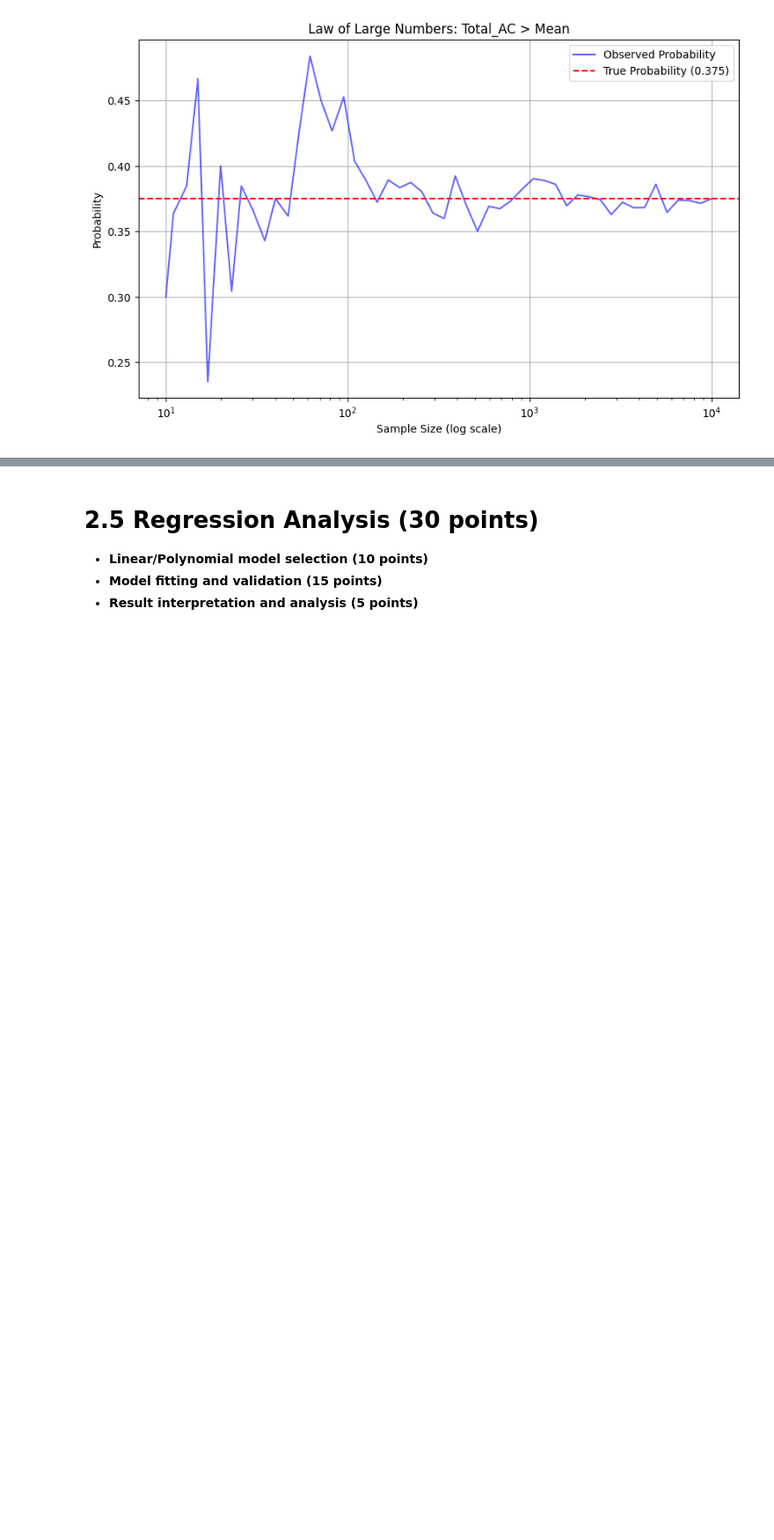
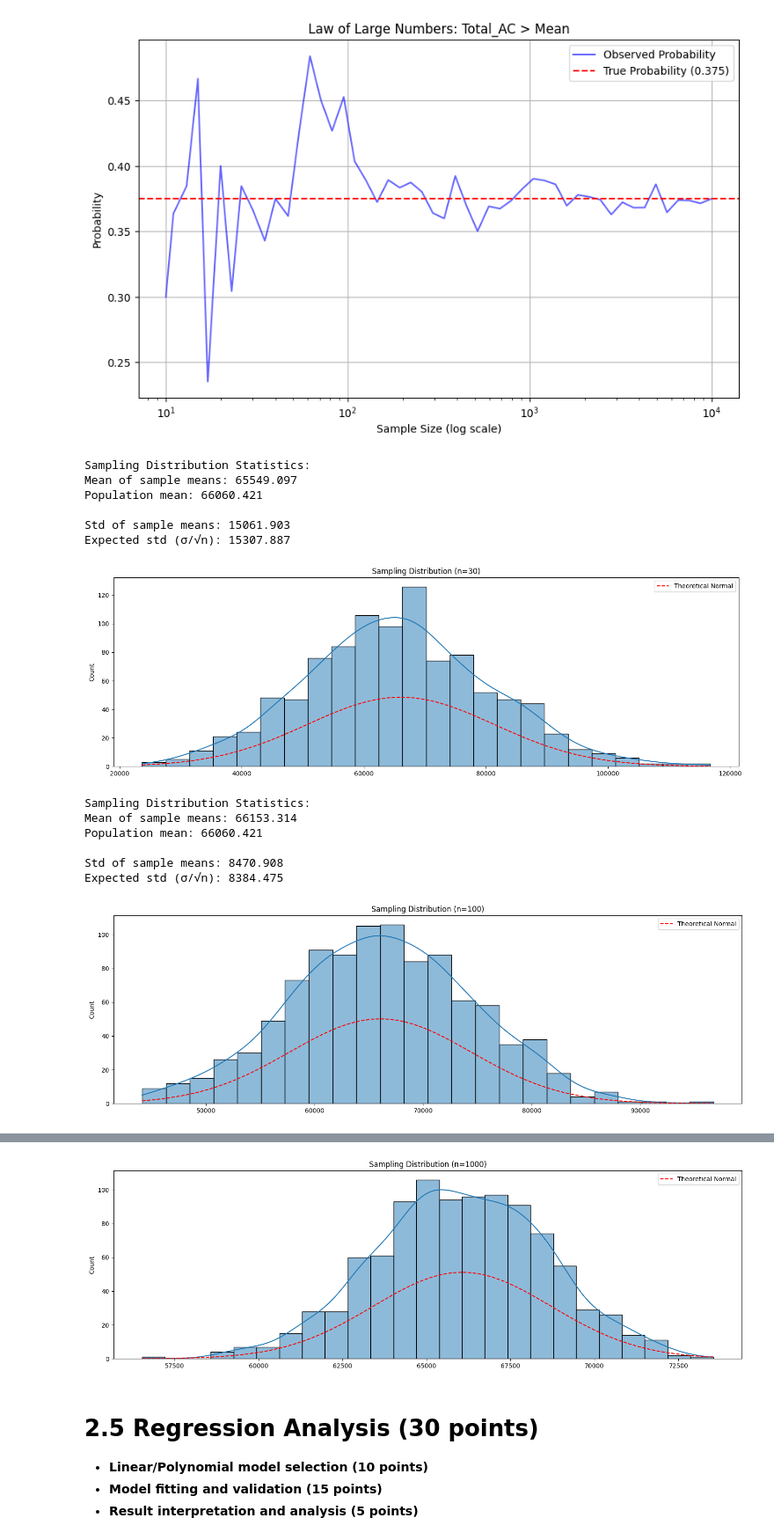
Before and after one commit to FelberPeter/Assigment-4, a Jupyter notebook: Solarpower.ipynb, the cells around one changed output, grey strips where cells are left out. Shown at 88% size. Drawn from its saved outputs; the diff is of its cells as text; code cells hidden in the pictures; blank space fills up the shorter version.

Commit message:
Added Central Limit Theorem

```diff
--- a/Solarpower.ipynb
+++ b/Solarpower.ipynb
@@ -758,3 +759,80 @@ def visualize_law_of_large_numbers(data, column, threshold_type='mean'):
 visualize_law_of_large_numbers(df_summed, 'Total_AC', threshold_type='mean')
 # %% [output]
 [figure]
+# %%
+# Central Limit Theorem application
+def simulate_sampling_distribution(population, sample_size, n_samples=1000):
+    """Generate sampling distribution of means.
+
+    Parameters:
+    population (array): Original population data
+    sample_size (int): Size of each sample
+    n_samples (int): Number of samples to draw
+
+    Returns:
+    array: Sample means
+    """
+    sample_means = np.array([np.mean(np.random.choice(population, size=sample_size))
+                            for _ in range(n_samples)])
+    return sample_means
+
+def plot_sampling_distribution(population, sample_size, n_samples=1000):
+    """Visualize sampling distribution with theoretical normal curve.
+
+    Parameters:
+    population (array): Original population data
+    sample_size (int): Size of each sample
+    n_samples (int): Number of samples to draw
+    """
+    # Get sample means
+    sample_means = simulate_sampling_distribution(population, sample_size, n_samples)
+
+    # Create plot
+    fig, ax1 = plt.subplots(1, 1, figsize=(15, 5))
+
+    # Histogram of sample means
+    sns.histplot(data=sample_means, kde=True, ax=ax1)
+    ax1.set_title(f'Sampling Distribution (n={sample_size})')
+
+    # Add theoretical normal
+    x = np.linspace(min(sample_means), max(sample_means), 100)
+    pop_mean = np.mean(population)
+    pop_std = np.std(population)
+    theoretical_std = pop_std / np.sqrt(sample_size)
+    theoretical = stats.norm.pdf(x, pop_mean, theoretical_std)
+    ax1.plot(x, theoretical * len(sample_means) * (max(sample_means) - min(sample_means)) / 50,
+             'r--', label='Theoretical Normal')
+    ax1.legend()
+
+    plt.tight_layout()
+
+    # Print statistics
+    print('Sampling Distribution Statistics:')
+    print(f'Mean of sample means: {np.mean(sample_means):.3f}')
+    print(f'Population mean: {pop_mean:.3f}')
+    print(f'\nStd of sample means: {np.std(sample_means):.3f}')
+    print(f'Expected std (σ/√n): {theoretical_std:.3f}')
+
+# Load your data
+# Assuming df_summed is already defined and contains the necessary columns
+
+# Visualize Central Limit Theorem for the 'Total_AC' column with different sample sizes
+sample_sizes = [30, 100, 1000]
+for n in sample_sizes:
+    plot_sampling_distribution(df_summed['Total_AC'].dropna().values, sample_size=n, n_samples=1000)
+    plt.show()
+# %% [output]
+Sampling Distribution Statistics:
+Mean of sample means: 65549.097
+Population mean: 66060.421
+
+Std of sample means: 15061.903
+Expected std (σ/√n): 15307.887
+[figure, added]
+Sampling Distribution Statistics:
+Mean of sample means: 66153.314
+Population mean: 66060.421
+
+Std of sample means: 8470.908
+Expected std (σ/√n): 8384.475
+[figure, added]
@@ -761,3 +845,4 @@ visualize_law_of_large_numbers(df_summed, 'Total_AC', threshold_type='mean')
+[figure, added]
 # %% [markdown]
 # 2.5 Regression Analysis (30 points)
 
```
Also changed, not shown: parts of 2 cells of this notebook.
